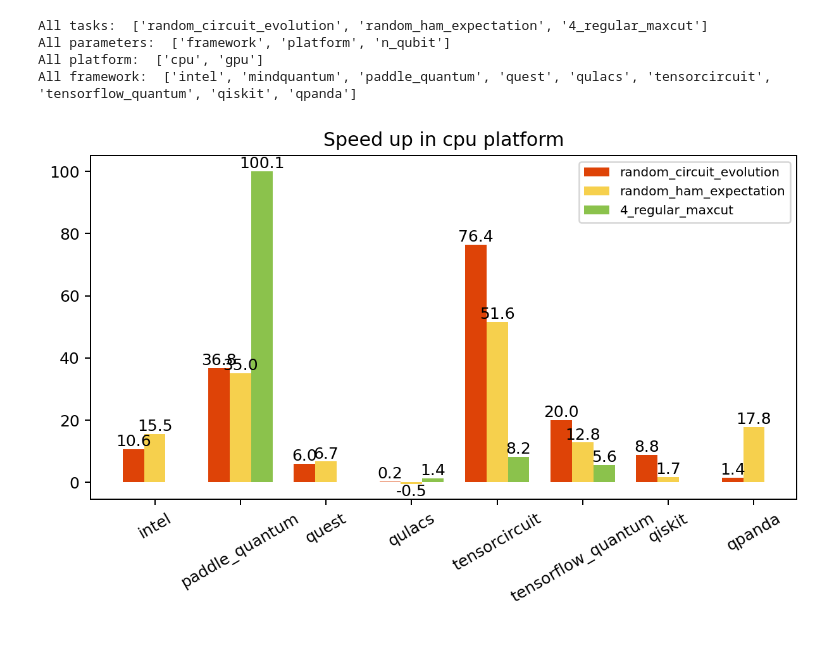
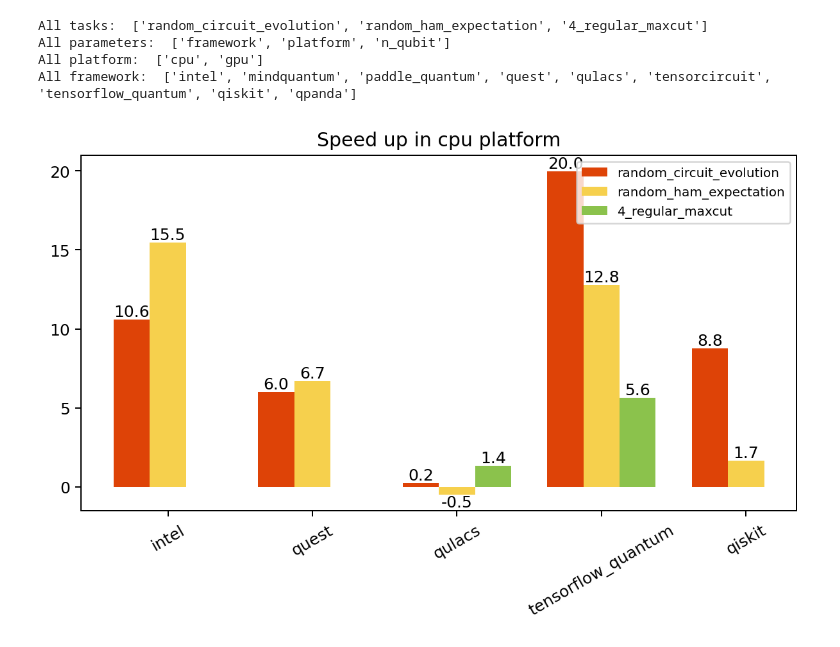
Before and after one commit to donghufeng/benchmark, a Jupyter notebook: tasks/virtualization.ipynb, the cells around one changed output. Cells and saved outputs as stored; diff of their text form; code cells hidden in the pictures.

Commit message:
filter framework

```diff
--- a/tasks/virtualization.ipynb
+++ b/tasks/virtualization.ipynb
@@ -35,6 +35,8 @@ task_color_map = {
     'random_ham_expectation': '#f6d04d',
     '4_regular_maxcut': '#8bc24c',
 }
+
+framework_filter = ['tensorcircuit', 'qpanda', 'paddle_quantum']
 # %%
 def plot_benchmark(task_name, platform):
     framework_tasks = datas.filter_task(task_name).filter_task_params('platform', platform).split_by_params('framework')
@@ -43,6 +45,8 @@ def plot_benchmark(task_name, platform):
     for f in framework_tasks:
         x, y = f.extra_x_time('n_qubit', np.mean)
         framework_name = f.find_all_keys('framework')[0]
+        if framework_name in framework_filter:
+            continue
         lw=1
         if framework_name == 'mindquantum':
             lw=2
@@ -89,6 +93,8 @@ All framework:  ['intel', 'mindquantum', 'paddle_quantum', 'quest', 'qulacs', 't
 def plot_speedup(platform):
     x_frameworks = datas.filter_task_params('platform', platform).find_all_keys('framework')
     x_frameworks.remove('mindquantum')
+    for x in framework_filter:
+        x_frameworks.remove(x)
     x_task_names = datas.filter_task_params('platform', platform).find_all_task()
     x = np.arange(len(x_frameworks))
     bar_width = 0.25
@@ -98,31 +104,33 @@ def plot_speedup(platform):
     for task_id, task_name in enumerate(x_task_names):
         rest_tasks = datas.filter_task(task_name).filter_task_params('platform',platform)
         mq_tasks = rest_tasks.filter_task_params('framework','mindquantum')
         mq_n_qubit, mq_time = mq_tasks.extra_x_time('n_qubit', np.mean)
         res_fws = []
         speedups = []
         for framework in rest_tasks.find_all_keys('framework'):
+            if framework in framework_filter:
+                continue
             if framework != 'mindquantum':
                 other_task = rest_tasks.filter_task_params('framework',framework)
                 other_n_qubit, other_time = other_task.extra_x_time(
                     'n_qubit', np.mean)
                 speedup = []
                 for qid in sorted(list(set(other_n_qubit).intersection(set(mq_n_qubit)))):
                     speedup.append(other_time[other_n_qubit.index(qid)] /
                                 mq_time[mq_n_qubit.index(qid)] - 1)
                 speedup = np.mean(speedup)
                 res_fws.append(framework)
                 speedups.append(speedup)
         res_x = [x_frameworks.index(framework) + relative_x[task_id] for framework in res_fws]
         plt.bar_label(plt.bar(res_x,
                               speedups,
                               bar_width,
                               label=task_name,
                               facecolor=task_color_map[task_name]),
                       fmt='%.1f')
     plt.xticks(x, x_frameworks, rotation=30)
     plt.legend(loc=1, prop={"size": 8})
     plt.title(f"Speed up in {platform} platform")
 plot_speedup('cpu')
 # %% [output]
-[figure, old version]
+[figure, new version]
```
Also changed, not shown: parts of 1 cell of this notebook.
